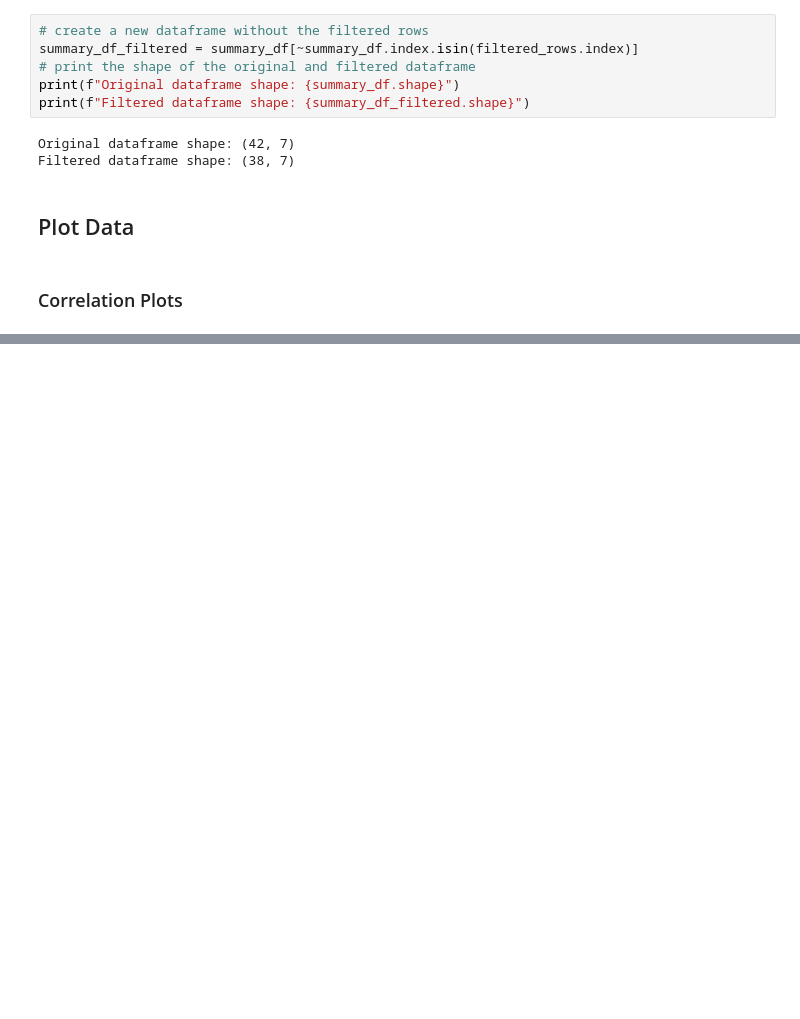
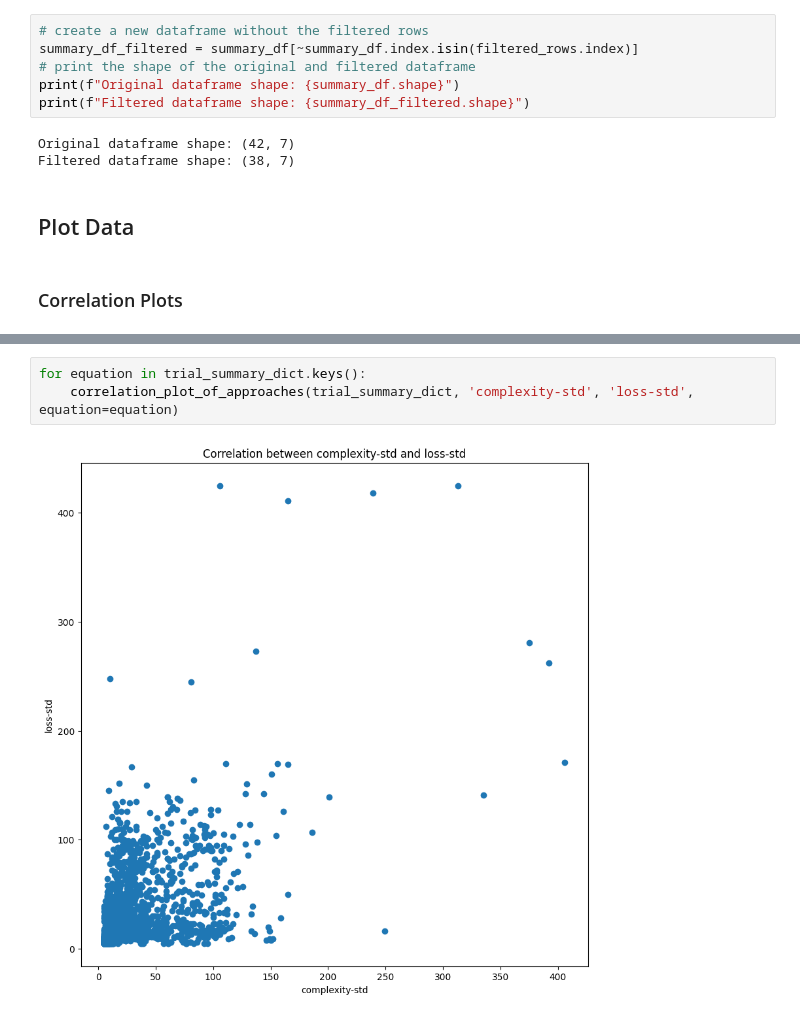
Before and after one commit to FrederikBornemann/SyReAL, a Jupyter notebook: notebooks/data_analysis.ipynb, the cells around one changed output, grey strips where cells are left out. Drawn from its saved outputs; the diff is of its cells as text; blank space fills up the shorter version.

```diff
--- a/notebooks/data_analysis.ipynb
+++ b/notebooks/data_analysis.ipynb
@@ -148,0 +209,5 @@ ValueError: setting an array element with a sequence.
+# %%
+for equation in trial_summary_dict.keys():
+    correlation_plot_of_approaches(trial_summary_dict, 'complexity-std', 'loss-std', equation=equation)
+# %% [output]
+[figure, added]
```
Also changed, not shown: parts of 4 cells of this notebook, 1 other file.
